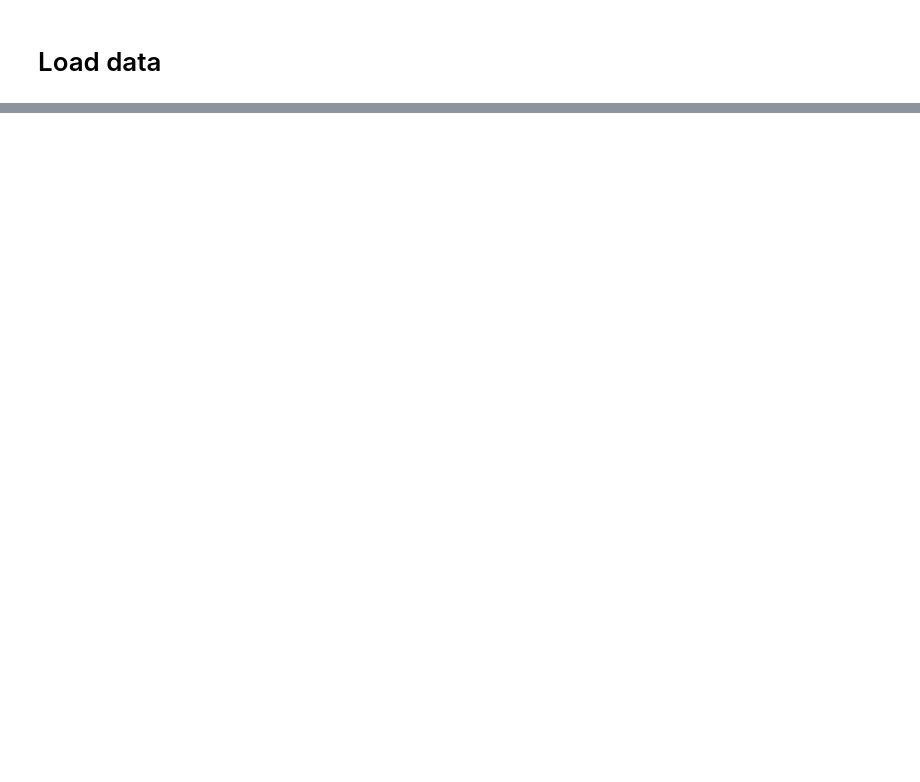
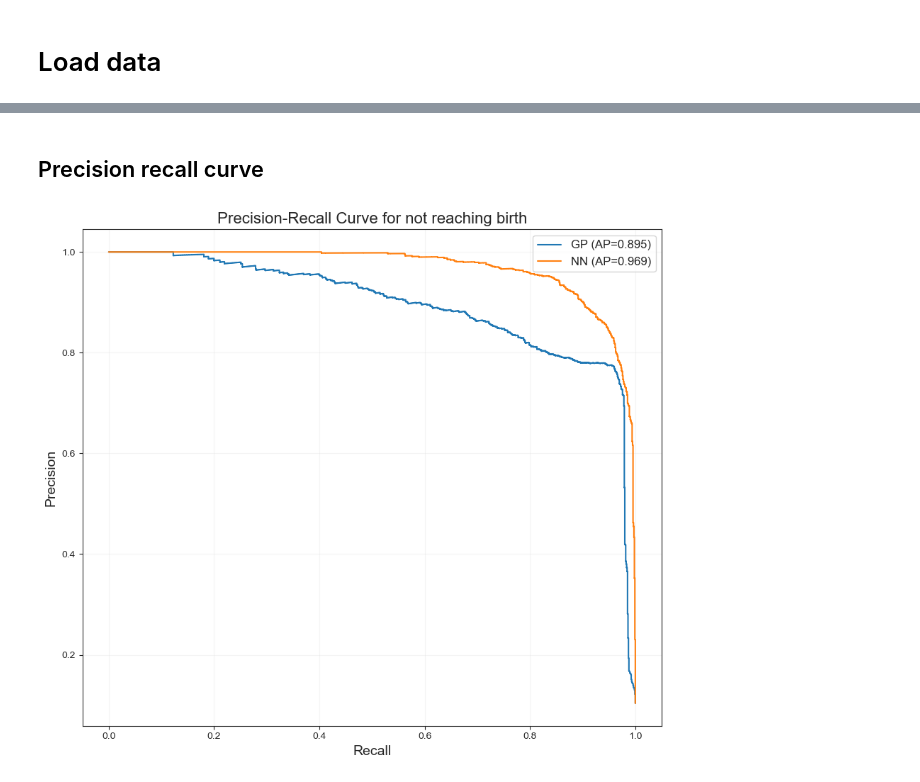
Before and after one commit to diogo-f-oliveira/deb-birth-prediction, a Jupyter notebook: notebooks/Test Set Results.ipynb, the cells around one changed output, grey strips where cells are left out. Cells and saved outputs as stored; diff of their text form; code cells hidden in the pictures; blank space fills up the shorter version.

Commit message:
Jupyter Notebook comparing test set results
Includes test metrics table formatted in LaTeX and precision recall curve

```diff
--- a/notebooks/Test Set Results.ipynb
+++ b/notebooks/Test Set Results.ipynb
@@ -51,2 +65,2 @@ gp_cfg
 # %%
-features, targets = load_data_gp(gp_cfg)
+features, targets = load_data_gp(gp_train_cfg)
@@ -54,0 +69,2 @@ AttributeError: 'dict' object has no attribute 'data_dir'
+# %%
+scaled_input_data, targets_nn, dataloaders, datasets, scaler = load_data_pytorch(config=nn_train_cfg, scaler=scaler)
@@ -54,0 +80,3 @@ AttributeError: 'dict' object has no attribute 'data_dir'
+# %%
+gp_test_set_probs = gp.predict_proba(features["test"])
+gp_test_set_preds = np.argmax(gp_test_set_probs, axis=1)
@@ -54,0 +90,3 @@ AttributeError: 'dict' object has no attribute 'data_dir'
+# %%
+nn_test_set_probs = nn.predict_proba(scaled_input_data["test"])
+nn_test_set_preds = torch.round(nn_test_set_probs)
@@ -54,0 +119,60 @@ AttributeError: 'dict' object has no attribute 'data_dir'
+# %% [markdown]
+## Precision recall curve
+# %%
+# Precision-Recall curve (positive class = y == 0), compare GP vs NN
+from sklearn.metrics import precision_recall_curve, average_precision_score
+
+# True labels (ensure numpy array)
+y_test = targets["test"]
+if isinstance(y_test, torch.Tensor):
+    y_test = y_test.cpu().numpy()
+y_test = np.asarray(y_test)
+
+# GP: ensure we have probability for class 0
+gp_probs = np.asarray(gp_test_set_probs)
+if gp_probs.ndim == 2 and gp_probs.shape[1] >= 1:
+    gp_prob0 = gp_probs[:, 0]
+else:
+    # if single-column probs assume they represent class 1, so invert
+    gp_prob0 = 1.0 - gp_probs.squeeze()
+
+# NN: convert to numpy and obtain prob for class 0
+if isinstance(nn_test_set_probs, torch.Tensor):
+    nn_p = nn_test_set_probs.detach().cpu().numpy()
+else:
+    nn_p = np.asarray(nn_test_set_probs)
+
+# nn_p may be shape (n,1) or (n,) or (n,2)
+if nn_p.ndim == 2:
+    if nn_p.shape[1] == 1:
+        nn_prob1 = nn_p.squeeze()
+    else:
+        # assume column 1 is prob of class 1
+        nn_prob1 = nn_p[:, 1]
+else:
+    nn_prob1 = nn_p.squeeze()
+
+nn_prob0 = 1.0 - nn_prob1
+
+# Construct binary labels where positive = class 0
+y_pos0 = (y_test == 0).astype(int)
+
+# Compute precision-recall curves and average precision
+gp_prec, gp_rec, _ = precision_recall_curve(y_pos0, gp_prob0)
+nn_prec, nn_rec, _ = precision_recall_curve(y_pos0, nn_prob0)
+
+gp_ap = average_precision_score(y_pos0, gp_prob0)
+nn_ap = average_precision_score(y_pos0, nn_prob0)
+
+# Plot using explicit Figure and Axes (use ax only, avoid plt.* plotting calls)
+fig, ax = plt.subplots(figsize=(9, 8))
+ax.step(gp_rec, gp_prec, where="post", label=f"GP (AP={gp_ap:.3f})")
+ax.step(nn_rec, nn_prec, where="post", label=f"NN (AP={nn_ap:.3f})")
+ax.set_xlabel("Recall", fontsize=14)
+ax.set_ylabel("Precision", fontsize=14)
+ax.set_title("Precision-Recall Curve for not reaching birth", fontsize=16)
+ax.legend(loc="best", fontsize=12)
+ax.grid(alpha=0.2)
+fig.tight_layout()
+# %% [output]
+[figure, added]
```
Also changed, not shown: parts of 26 cells of this notebook.
